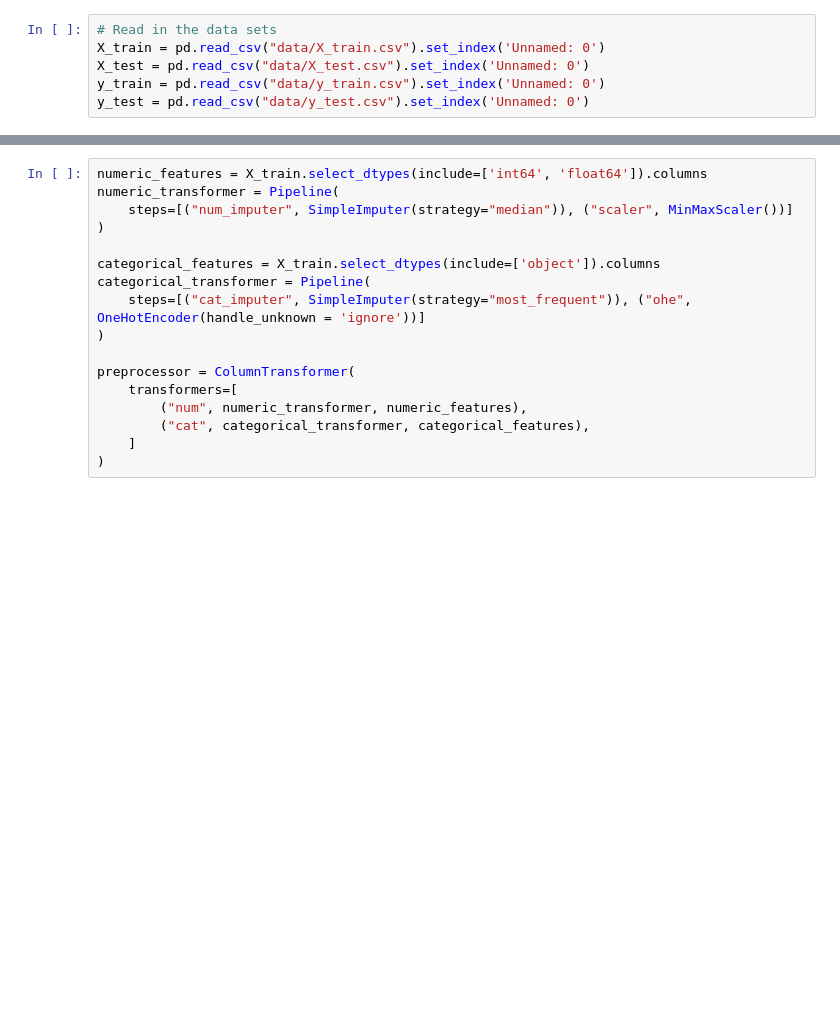
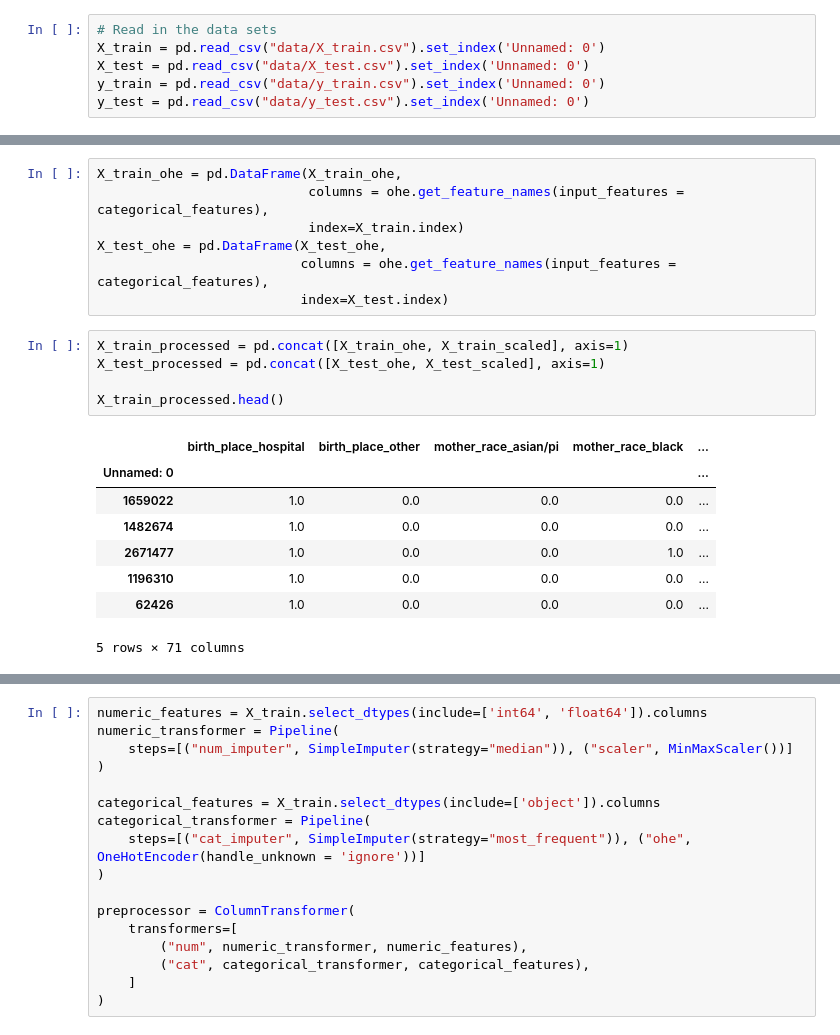
Before and after one commit to Patrick-Arnold/Capstone_Project, a Jupyter notebook: Gridsearch.ipynb, the cells around one changed output, grey strips where cells are left out. Cells and saved outputs as stored; diff of their text form; blank space fills up the shorter version.

```diff
--- a/Gridsearch.ipynb
+++ b/Gridsearch.ipynb
@@ -33,0 +84,21 @@ y_test = pd.read_csv("data/y_test.csv").set_index('Unnamed: 0')
+# %%
+X_train_ohe = pd.DataFrame(X_train_ohe,
+                           columns = ohe.get_feature_names(input_features = categorical_features),
+                           index=X_train.index)
+X_test_ohe = pd.DataFrame(X_test_ohe,
+                          columns = ohe.get_feature_names(input_features = categorical_features),
+                          index=X_test.index)
+# %%
+X_train_processed = pd.concat([X_train_ohe, X_train_scaled], axis=1)
+X_test_processed = pd.concat([X_test_ohe, X_test_scaled], axis=1)
+
+X_train_processed.head()
+# %% [output]
+|  | birth_place_hospital | birth_place_other | mother_race_asian/pi | mother_race_black | ... |
+| Unnamed: 0 |  |  |  |  | ... |
+| 1659022 | 1.0 | 0.0 | 0.0 | 0.0 | ... |
+| 1482674 | 1.0 | 0.0 | 0.0 | 0.0 | ... |
+| 2671477 | 1.0 | 0.0 | 0.0 | 1.0 | ... |
+| 1196310 | 1.0 | 0.0 | 0.0 | 0.0 | ... |
+| 62426 | 1.0 | 0.0 | 0.0 | 0.0 | ... |
+5 rows × 71 columns
```
Also changed, not shown: parts of 10 cells of this notebook, 3 other files.
